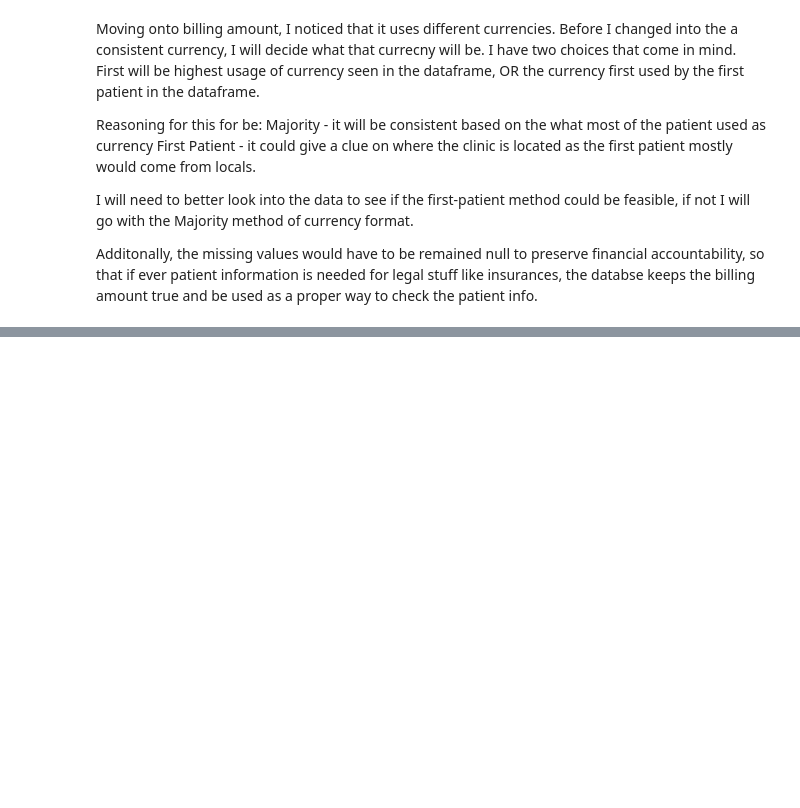
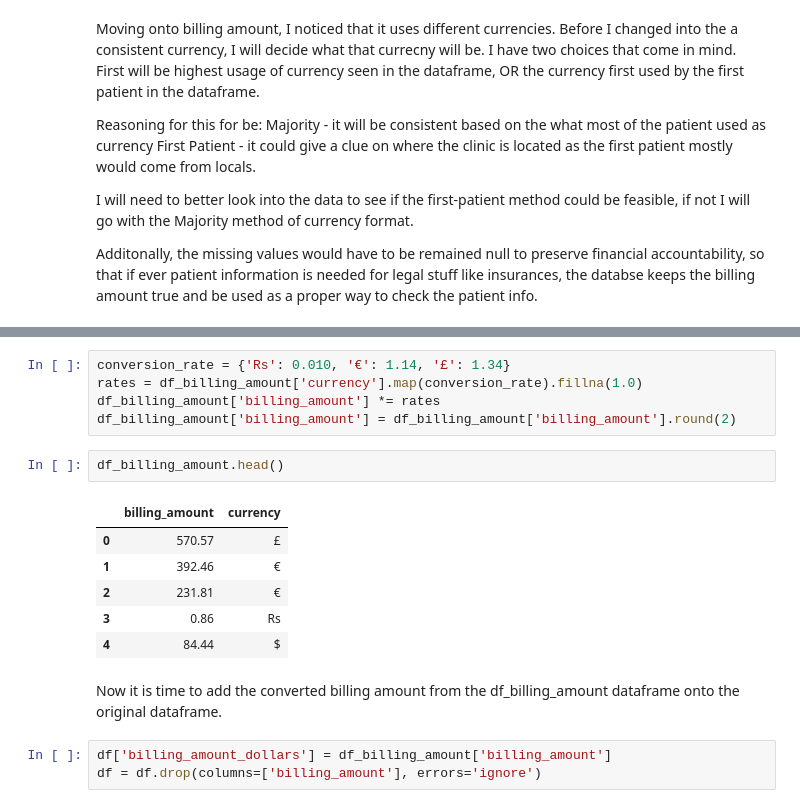
Before and after one commit to nae-rms/clinic-appointments-eda, a Jupyter notebook: clinic_appointment_analysis.ipynb, the cells around one changed output, grey strips where cells are left out. Cells and saved outputs as stored; diff of their text form; blank space fills up the shorter version.

```diff
--- a/clinic_appointment_analysis.ipynb
+++ b/clinic_appointment_analysis.ipynb
@@ -187,0 +224,19 @@ With that analysis, I have decided with the majority method for the currency for
+# %%
+conversion_rate = {'Rs': 0.010, '€': 1.14, '£': 1.34}
+rates = df_billing_amount['currency'].map(conversion_rate).fillna(1.0)
+df_billing_amount['billing_amount'] *= rates
+df_billing_amount['billing_amount'] = df_billing_amount['billing_amount'].round(2)
+# %%
+df_billing_amount.head()
+# %% [output]
+|  | billing_amount | currency |
+| 0 | 570.57 | £ |
+| 1 | 392.46 | € |
+| 2 | 231.81 | € |
+| 3 | 0.86 | Rs |
+| 4 | 84.44 | $ |
+# %% [markdown]
+Now it is time to add the converted billing amount from the df_billing_amount dataframe onto the original dataframe.
+# %%
+df['billing_amount_dollars'] = df_billing_amount['billing_amount']
+df = df.drop(columns=['billing_amount'], errors='ignore')
```
Also changed, not shown: parts of 16 cells of this notebook.
